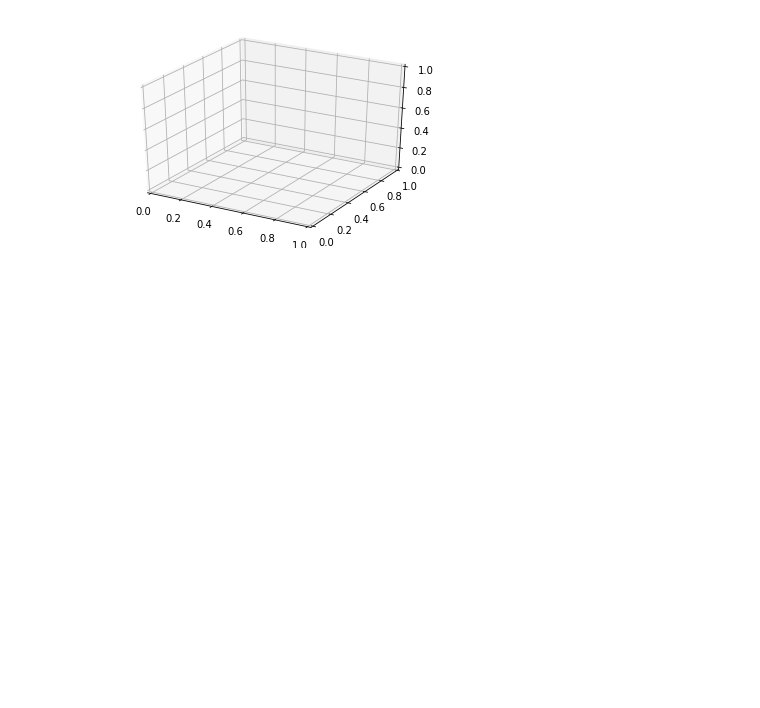
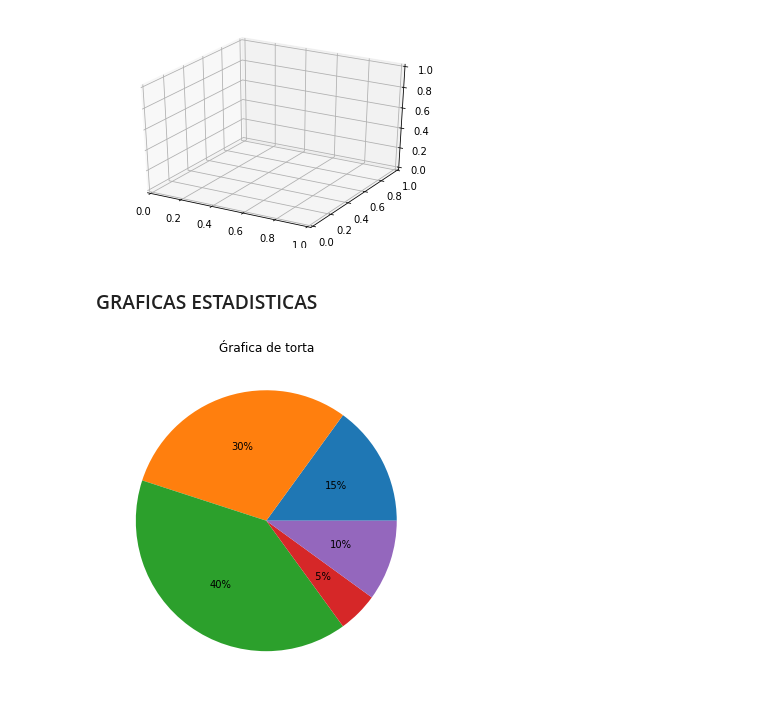
Before and after one commit to mafe230604/graficas_python, a Jupyter notebook: graficas_python.ipynb, the cells around one changed output. Drawn from its saved outputs; the diff is of its cells as text; code cells hidden in the pictures; blank space fills up the shorter version.

```diff
--- a/graficas_python.ipynb
+++ b/graficas_python.ipynb
@@ -203,3 +203,15 @@ ax1 = fig.add_subplot(111,projection='3d')
 plt.show()
 # %% [output]
 [figure]
+# %% [markdown]
+### GRAFICAS ESTADISTICAS
+# %%
+from matplotlib.pyplot import figure, subplot, title, pie, show
+
+figure(1, figsize= (6,6))
+fracs = [15,30,40,5,10]
+pie(fracs, autopct= '%2.1i%%')
+title( 'Ǵrafica de torta')
+show()
+# %% [output]
+[figure, added]
```
Also changed, not shown: parts of 3 cells of this notebook.
